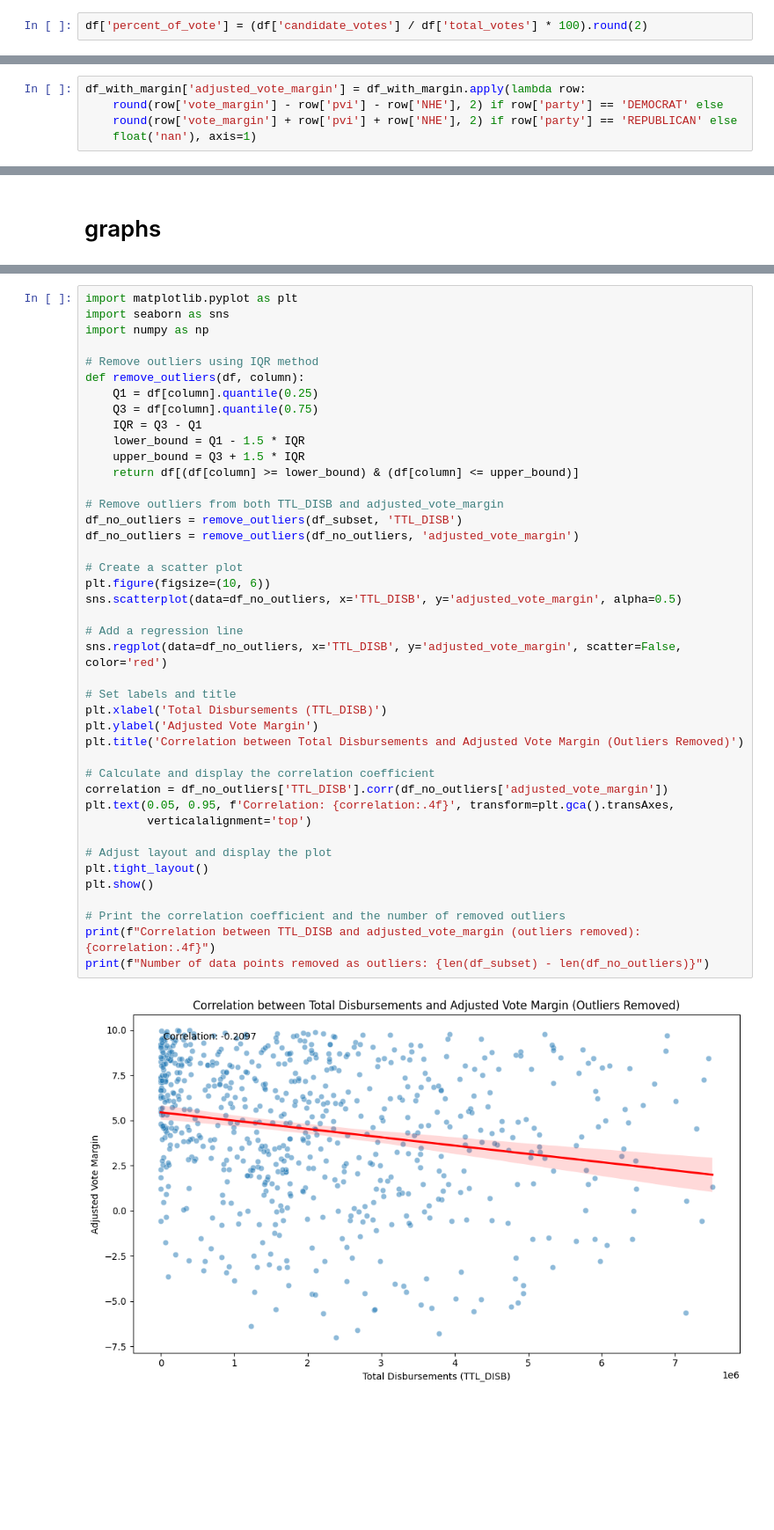
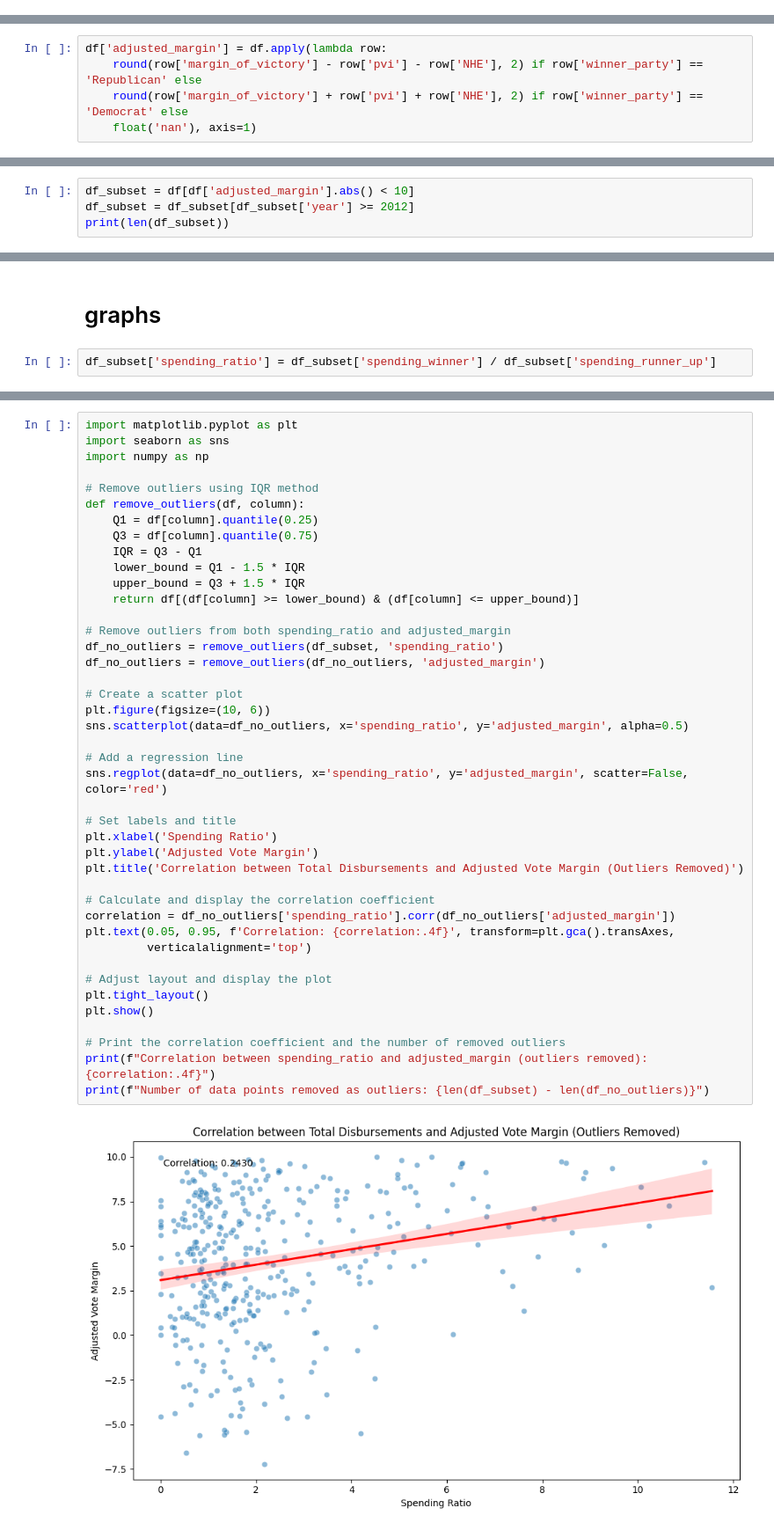
Before and after one commit to anrath/money-and-politics, a Jupyter notebook: analysisV2.ipynb, the cells around one changed output, grey strips where cells are left out. Shown: that part at 88% size. Drawn from its saved outputs; the diff is of its cells as text; blank space fills up the shorter version.

```diff
--- a/analysisV2.ipynb
+++ b/analysisV2.ipynb
@@ -26,2 +11,0 @@ df
-# %%
-df['percent_of_vote'] = (df['candidate_votes'] / df['total_votes'] * 100).round(2)
@@ -38,5 +28,5 @@ df_with_margin = df.merge(df_margin, on='id', how='left')
 # %%
-df_with_margin['adjusted_vote_margin'] = df_with_margin.apply(lambda row:
-    round(row['vote_margin'] - row['pvi'] - row['NHE'], 2) if row['party'] == 'DEMOCRAT' else
-    round(row['vote_margin'] + row['pvi'] + row['NHE'], 2) if row['party'] == 'REPUBLICAN' else
+df['adjusted_margin'] = df.apply(lambda row:
+    round(row['margin_of_victory'] - row['pvi'] - row['NHE'], 2) if row['winner_party'] == 'Republican' else
+    round(row['margin_of_victory'] + row['pvi'] + row['NHE'], 2) if row['winner_party'] == 'Democrat' else
     float('nan'), axis=1)
@@ -96,0 +51,4 @@ len(df_subset)
+# %%
+df_subset = df[df['adjusted_margin'].abs() < 10]
+df_subset = df_subset[df_subset['year'] >= 2012]
+print(len(df_subset))
@@ -106,3 +91,5 @@ len(df_subset)
 df_subset.to_csv('data/cleaned/most_contested_races.csv', index=False)
 # %% [markdown]
 # graphs
+# %%
+df_subset['spending_ratio'] = df_subset['spending_winner'] / df_subset['spending_runner_up']
@@ -114,39 +107,39 @@ import numpy as np
 # Remove outliers using IQR method
 def remove_outliers(df, column):
     Q1 = df[column].quantile(0.25)
     Q3 = df[column].quantile(0.75)
     IQR = Q3 - Q1
     lower_bound = Q1 - 1.5 * IQR
     upper_bound = Q3 + 1.5 * IQR
     return df[(df[column] >= lower_bound) & (df[column] <= upper_bound)]
 
-# Remove outliers from both TTL_DISB and adjusted_vote_margin
-df_no_outliers = remove_outliers(df_subset, 'TTL_DISB')
-df_no_outliers = remove_outliers(df_no_outliers, 'adjusted_vote_margin')
+# Remove outliers from both spending_ratio and adjusted_margin
+df_no_outliers = remove_outliers(df_subset, 'spending_ratio')
+df_no_outliers = remove_outliers(df_no_outliers, 'adjusted_margin')
 
 # Create a scatter plot
 plt.figure(figsize=(10, 6))
-sns.scatterplot(data=df_no_outliers, x='TTL_DISB', y='adjusted_vote_margin', alpha=0.5)
+sns.scatterplot(data=df_no_outliers, x='spending_ratio', y='adjusted_margin', alpha=0.5)
 
 # Add a regression line
-sns.regplot(data=df_no_outliers, x='TTL_DISB', y='adjusted_vote_margin', scatter=False, color='red')
+sns.regplot(data=df_no_outliers, x='spending_ratio', y='adjusted_margin', scatter=False, color='red')
 
 # Set labels and title
-plt.xlabel('Total Disbursements (TTL_DISB)')
+plt.xlabel('Spending Ratio')
 plt.ylabel('Adjusted Vote Margin')
 plt.title('Correlation between Total Disbursements and Adjusted Vote Margin (Outliers Removed)')
 
 # Calculate and display the correlation coefficient
-correlation = df_no_outliers['TTL_DISB'].corr(df_no_outliers['adjusted_vote_margin'])
+correlation = df_no_outliers['spending_ratio'].corr(df_no_outliers['adjusted_margin'])
 plt.text(0.05, 0.95, f'Correlation: {correlation:.4f}', transform=plt.gca().transAxes,
          verticalalignment='top')
 
 # Adjust layout and display the plot
 plt.tight_layout()
 plt.show()
 
 # Print the correlation coefficient and the number of removed outliers
-print(f"Correlation between TTL_DISB and adjusted_vote_margin (outliers removed): {correlation:.4f}")
+print(f"Correlation between spending_ratio and adjusted_margin (outliers removed): {correlation:.4f}")
 print(f"Number of data points removed as outliers: {len(df_subset) - len(df_no_outliers)}")
 # %% [output]
-[figure, old version]
+[figure, new version]
```
Also changed, not shown: parts of 21 cells of this notebook, 4 other files.
